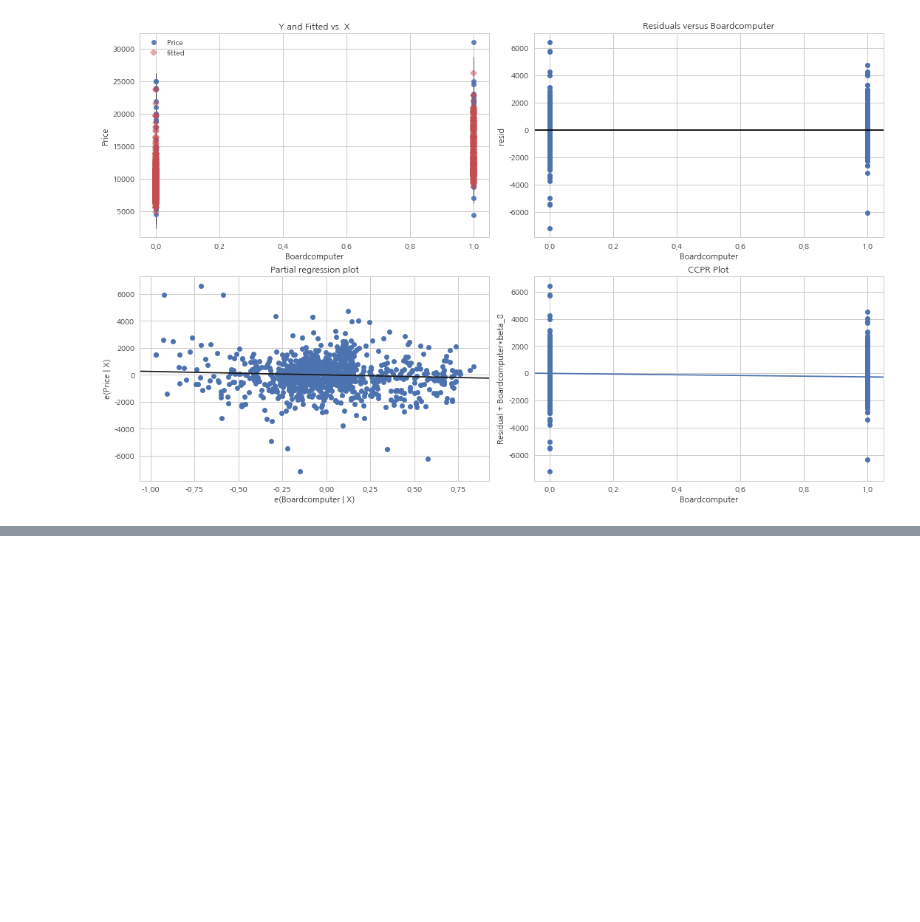
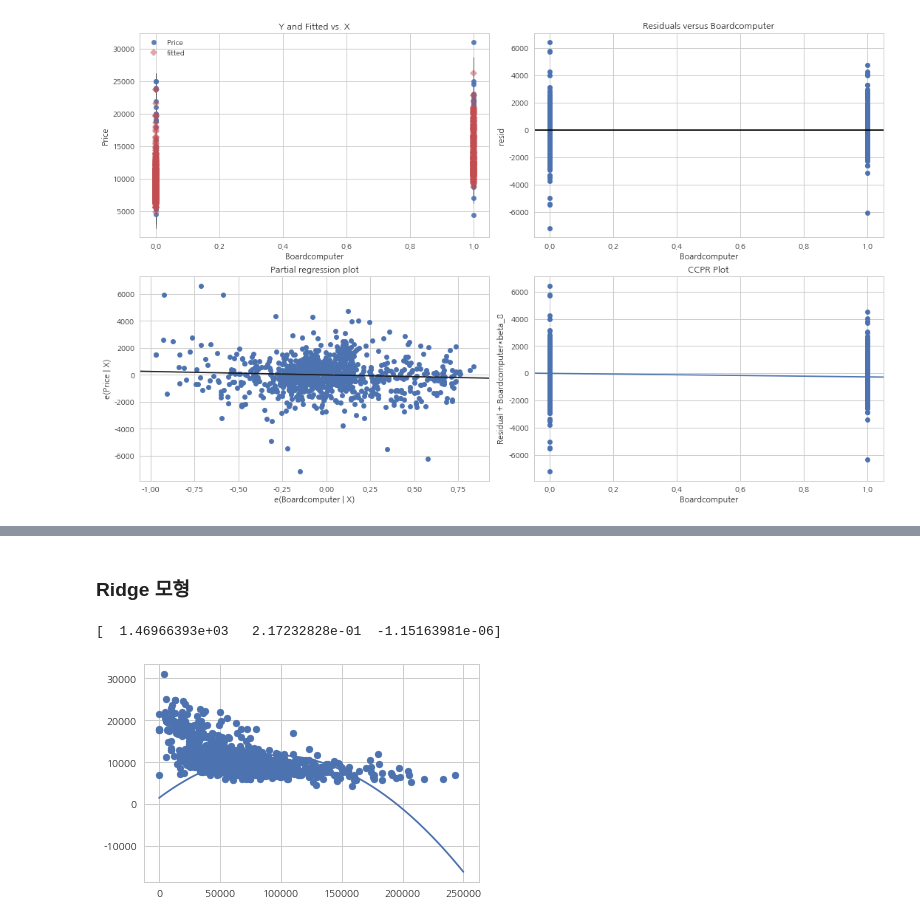
Before and after one commit to j-haaaaan/dss6_regproj1-toyotacorolla, a Jupyter notebook: kang/main_kang_171020.ipynb, the cells around one changed output, grey strips where cells are left out. Drawn from its saved outputs; the diff is of its cells as text; code cells hidden in the pictures; blank space fills up the shorter version.

```diff
--- a/kang/main_kang_171020.ipynb
+++ b/kang/main_kang_171020.ipynb
@@ -1166,0 +1256,9 @@ plt.show()
+# %% [markdown]
+### Ridge 모형
+# %%
+result_poly_2 = model_poly.fit_regularized(alpha=1, L1_wt=0)
+print(result_poly_2.params)
+plot_statsmodels(result_poly_2)
+# %% [output]
+[  1.46966393e+03   2.17232828e-01  -1.15163981e-06]
+[figure, added]
```
Also changed, not shown: parts of 46 cells of this notebook.
